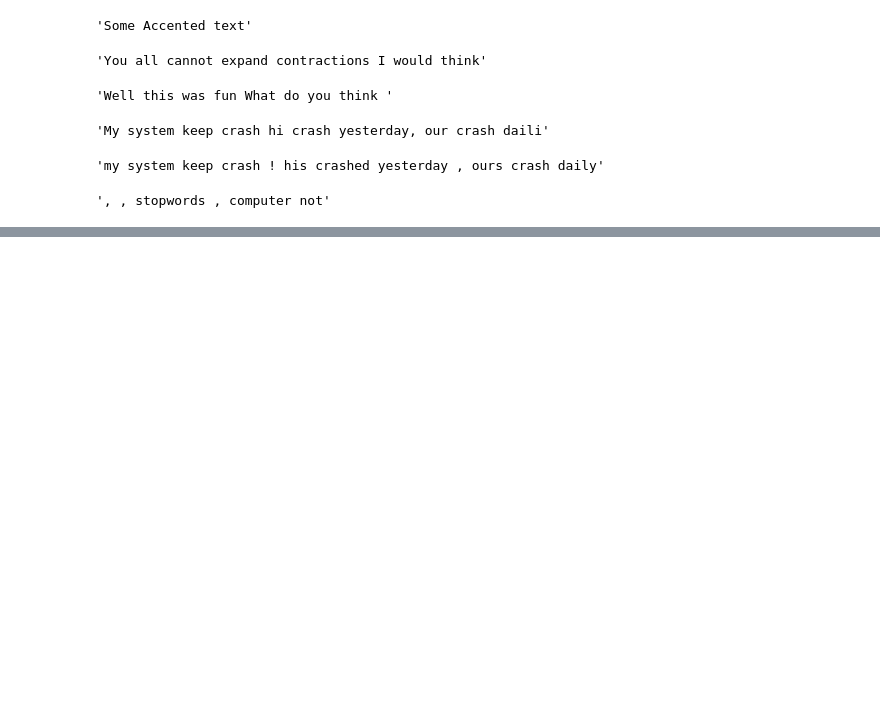
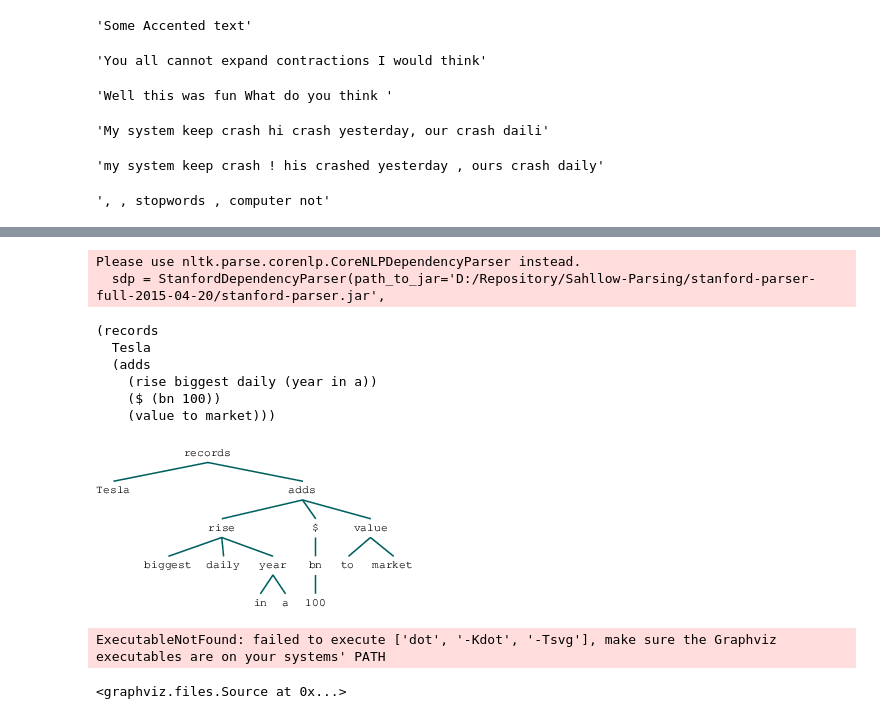
Before and after one commit to ArmandoXV/Sahllow-Parsing, a Jupyter notebook: Init.ipynb, the cells around one changed output, grey strips where cells are left out. Cells and saved outputs as stored; diff of their text form; code cells hidden in the pictures; blank space fills up the shorter version.

```diff
--- a/Init.ipynb
+++ b/Init.ipynb
@@ -446,0 +613,34 @@ print(train_data[1])
+# %%
+
+from nltk.parse.stanford import StanfordDependencyParser
+sdp = StanfordDependencyParser(path_to_jar='D:/Repository/Sahllow-Parsing/stanford-parser-full-2015-04-20/stanford-parser.jar',
+                               path_to_models_jar='D:/Repository/Sahllow-Parsing/stanford-parser-full-2015-04-20/stanford-parser-3.5.2-models.jar')
+
+result = list(sdp.raw_parse(sentence))
+
+# print the dependency tree
+dep_tree = [parse.tree() for parse in result][0]
+print(dep_tree)
+
+# visualize raw dependency tree
+from IPython.display import display
+display(dep_tree)
+
+# visualize annotated dependency tree (needs graphviz)
+from graphviz import Source
+os.environ["PATH"] += os.pathsep + 'D:/Program Files (x86)/Graphviz2.38/bin/'
+dep_tree_dot_repr = [parse for parse in result][0].to_dot()
+source = Source(dep_tree_dot_repr, filename="dep_tree", format="png")
+source
+# %% [output]
+Please use nltk.parse.corenlp.CoreNLPDependencyParser instead.
+  sdp = StanfordDependencyParser(path_to_jar='D:/Repository/Sahllow-Parsing/stanford-parser-full-2015-04-20/stanford-parser.jar',
+(records
+  Tesla
+  (adds
+    (rise biggest daily (year in a))
+    ($ (bn 100))
+    (value to market)))
+[figure, added]
+ExecutableNotFound: failed to execute ['dot', '-Kdot', '-Tsvg'], make sure the Graphviz executables are on your systems' PATH
+<graphviz.files.Source at 0x...>
```
Also changed, not shown: parts of 15 cells of this notebook.
